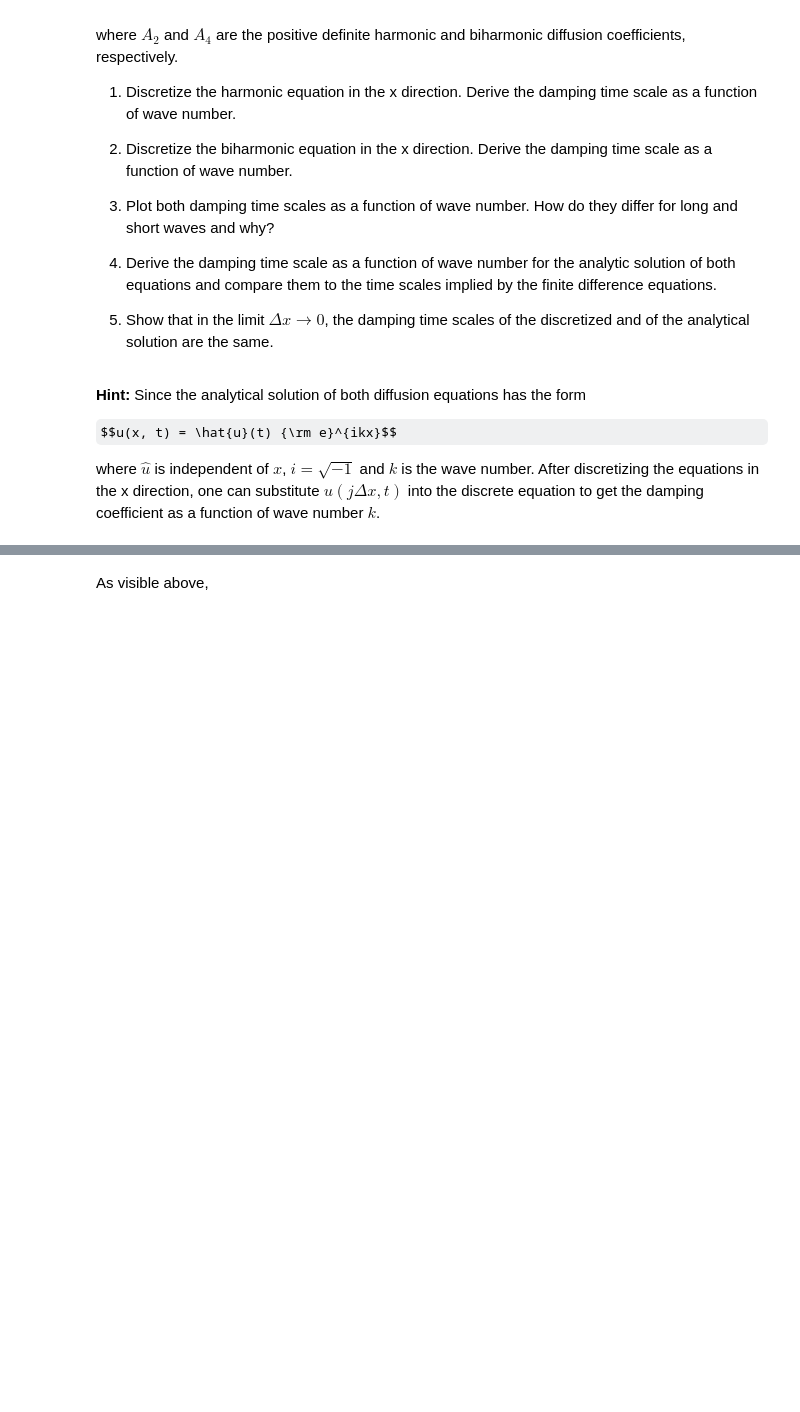
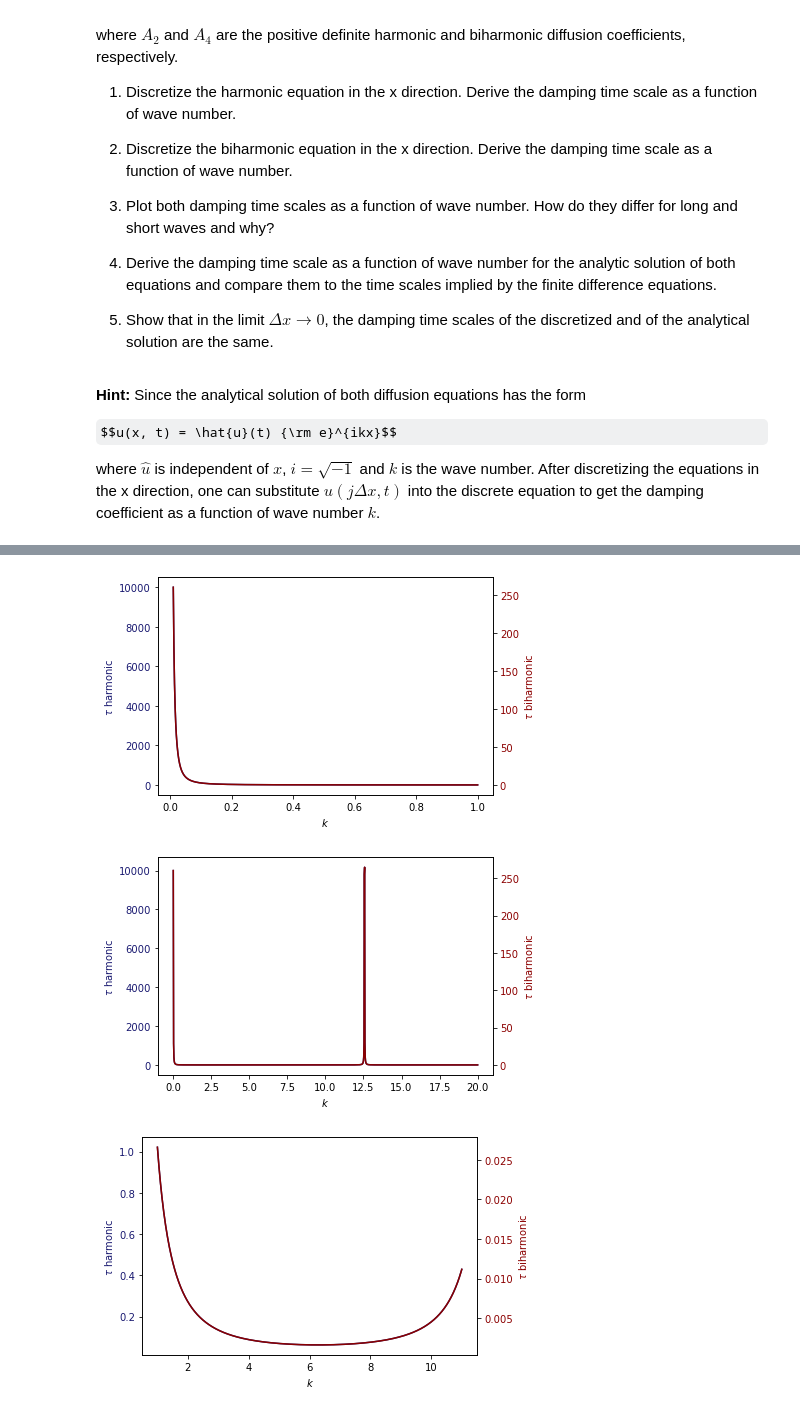
Before and after one commit to vopikamm/climNUM, a Jupyter notebook: Exercise_02a_Scale-Selective_Damping.ipynb, the cells around one changed output, grey strips where cells are left out. Cells and saved outputs as stored; diff of their text form; code cells hidden in the pictures; some formulas as TeX source; blank space fills up the shorter version.

```diff
--- a/Exercise_02a_Scale-Selective_Damping.ipynb
+++ b/Exercise_02a_Scale-Selective_Damping.ipynb
@@ -116,9 +132,13 @@ D.display()
-# %%
-D.tau_plot()
-
-D.k_max = 20
-D.update_params()
-
-D.tau_plot()
-# %% [markdown]
-As visible above,
+# %%
+D.k = np.linspace(0.01,1,1000)
+D.tau_plot(D.tau_h_dis(),D.tau_b_dis())
+
+D.k = np.linspace(0.01,20,1000)
+D.tau_plot(D.tau_h_dis(),D.tau_b_dis())
+
+D.k = np.linspace(1,11,1000)
+D.tau_plot(D.tau_h_dis(),D.tau_b_dis())
+# %% [output]
+[figure, added]
+[figure, added]
+[figure, added]
```
Also changed, not shown: parts of 13 cells of this notebook.
